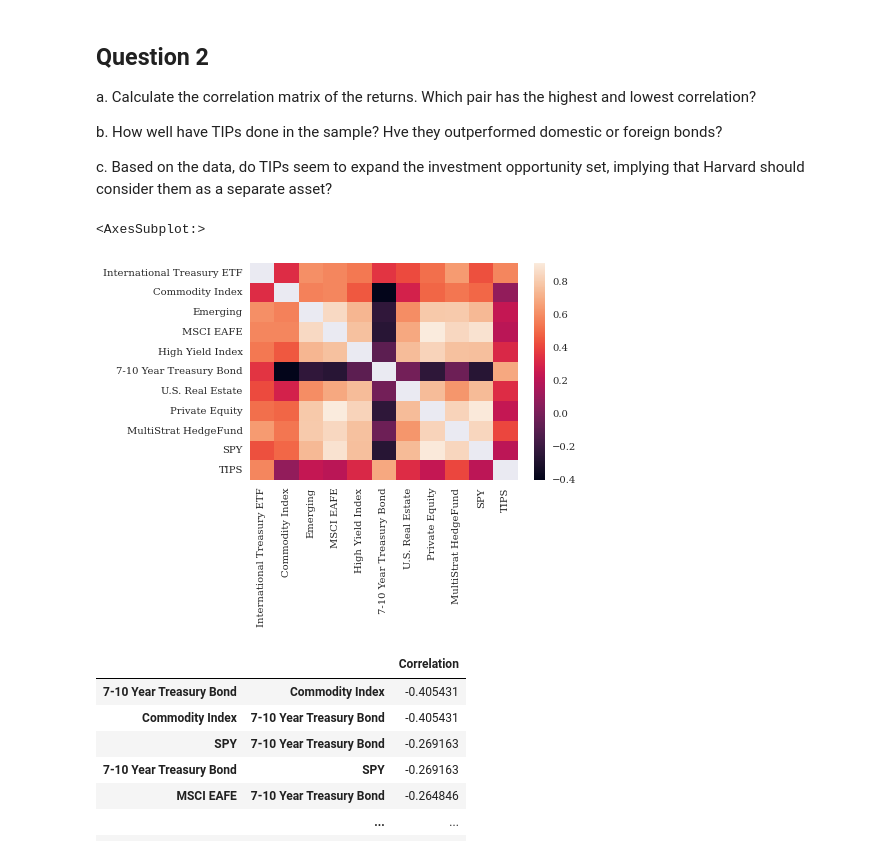
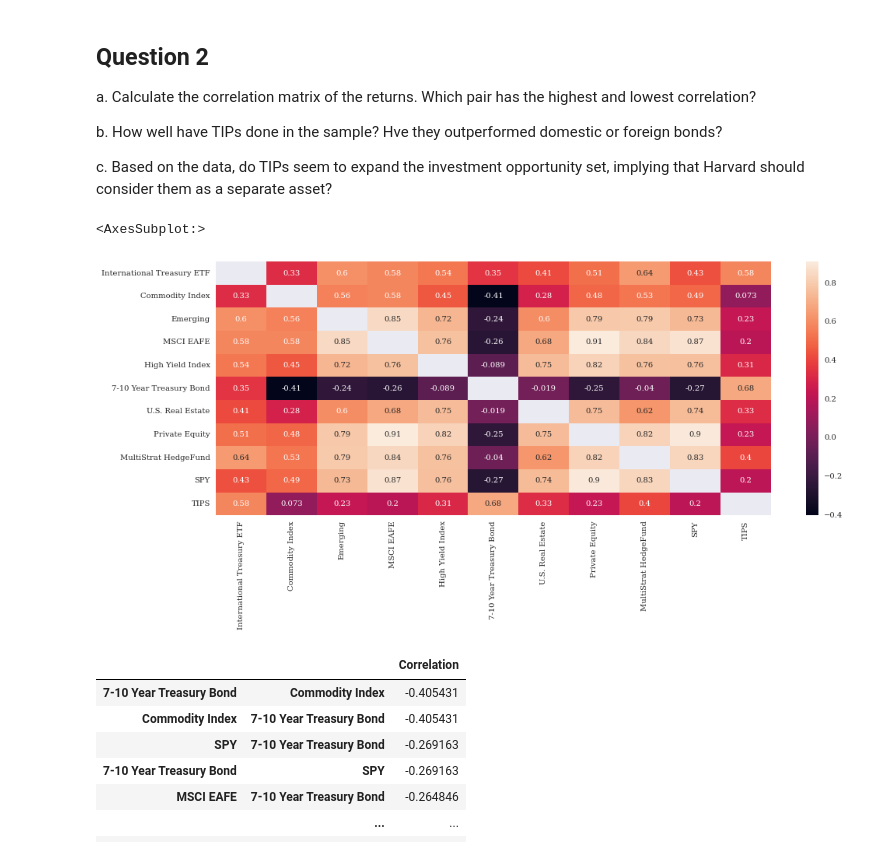
Before and after one commit to dcstein22/portfolio_theory, a Jupyter notebook: Homework_1.ipynb, the cells around one changed output. Cells and saved outputs as stored; diff of their text form; code cells hidden in the pictures.

```diff
--- a/Homework_1.ipynb
+++ b/Homework_1.ipynb
@@ -16,7 +16,7 @@ plt.style.use("seaborn")
 mpl.rcParams['font.family'] = 'serif'
 %matplotlib inline
 # %%
-file_path = "C:/Users/dcste/OneDrive/Portfolio_Theory/multi_asset_etf_data.xlsx"
+file_path = 'C:/Users/dcste/OneDrive/Portfolio_Theory/Homework_Jupyter/portfolio_theory/multi_asset_etf_data.xlsx'
 description = pd.read_excel(file_path,sheet_name = "descriptions")
 description
 # %% [output]
@@ -111,11 +111,12 @@ b. How well have TIPs done in the sample? Hve they outperformed domestic or fore
 c. Based on the data, do TIPs seem to expand the investment opportunity set, implying that Harvard should consider them as a separate asset?
 # %%
 corr_mat = total_return.corr()
+plt.figure(figsize = (16,6))
 corr_mat[corr_mat == 1] = None
-sns.heatmap(corr_mat)
+sns.heatmap(corr_mat,annot = True)
 # %% [output]
 <AxesSubplot:>
-[figure, old version]
+[figure, new version]
 # %%
 corr_rank = pd.DataFrame(corr_mat.unstack().sort_values().dropna(), columns = ["Correlation"])
 corr_rank
```
Also changed, not shown: parts of 20 cells of this notebook, 1 other file.
